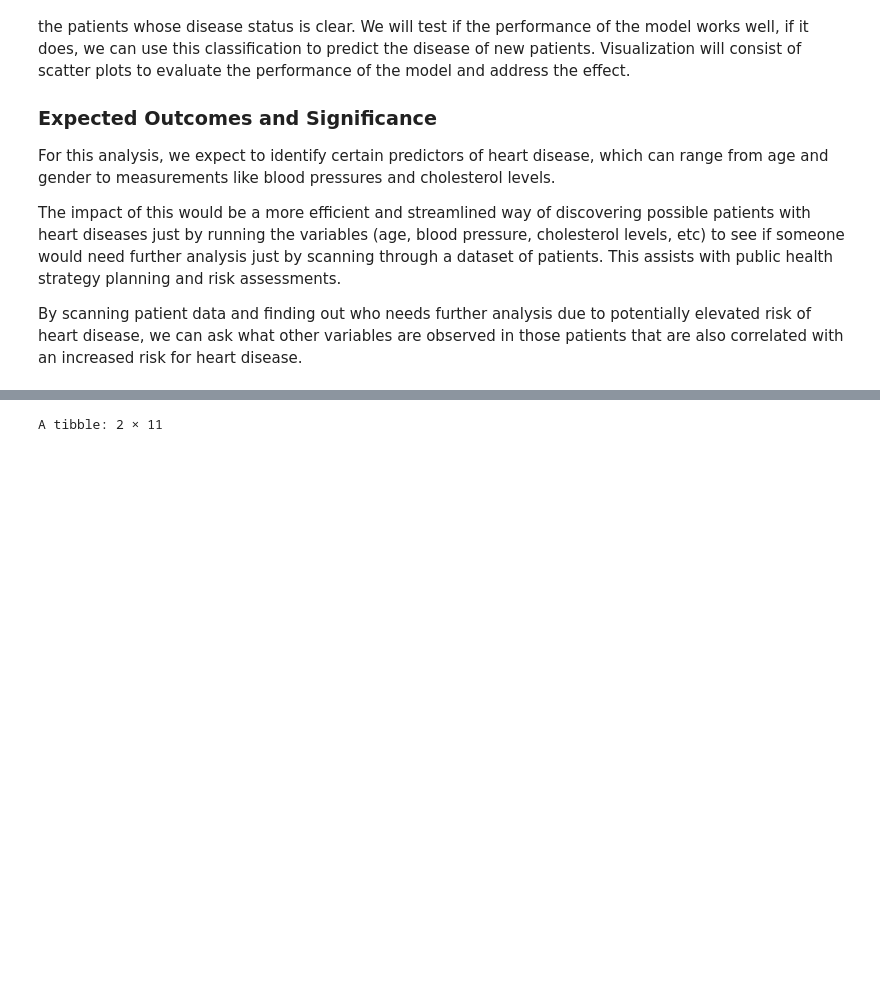
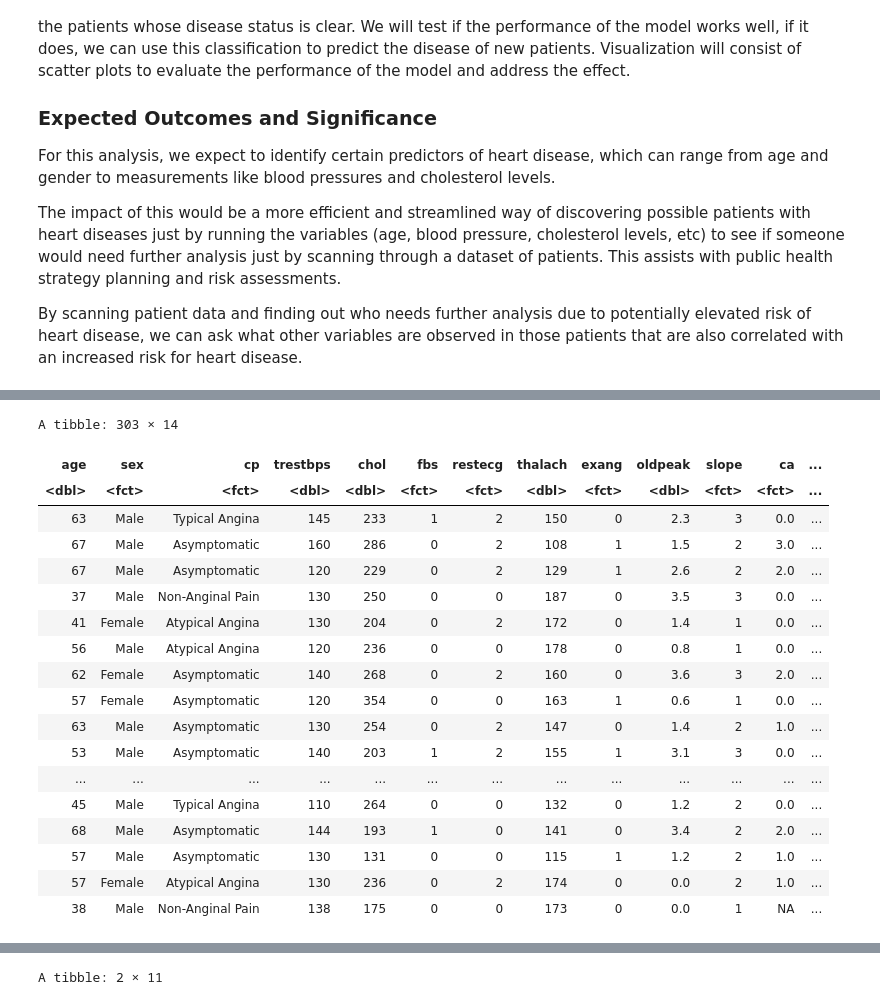
Before and after one commit to stephenDSCI/Heart-Disease-, a Jupyter notebook: Propjectproposal(Push).ipynb, the cells around one changed output, grey strips where cells are left out. Saved outputs shown, nothing was run; the diff lists cells and outputs as text; code cells hidden in the pictures; blank space fills up the shorter version.

```diff
--- a/Propjectproposal(Push).ipynb
+++ b/Propjectproposal(Push).ipynb
@@ -71,0 +20,60 @@ cleveland_data_renamed
+# %%
+library(tidyverse)
+library(tidymodels)
+library(repr)
+library(RColorBrewer)
+
+# Set the seed for reproducibility
+set.seed(7)
+
+#importing the data, filling in the column names
+process_data_cleveland<-read_delim("https://raw.githubusercontent.com/stephenDSCI/Heart-Disease-/main/processed.cleveland.data", delim=",", col_names = FALSE)|>
+rename(
+    age = X1,
+    sex = X2,
+    cp=X3,
+    trestbps = X4,
+    chol = X5,
+    fbs= X6,
+    restecg  =X7,
+    thalach =X8,
+    exang=X9,
+    oldpeak=X10,
+    slope=X11,
+    ca =X12,
+    thal=X13,
+    num =X14)
+
+
+#converting missing values that are ? into "NA"
+process_data_cleveland[process_data_cleveland == "?" ] <- NA
+
+
+#changing the data type,renaming Sex as Male or Female, Renaming CP (chest pain type) into 4 types 1="Typical Angina", 2="Atypical Angina, 3="Atypical chest pain", 4= "Asymtomatic")
+
+cleveland_data_1<-process_data_cleveland|>
+                    mutate(sex= as.factor(sex),
+                           cp= as.factor(cp),
+                           fbs= as.factor(fbs),
+                           restecg= as.factor(restecg),
+                           exang= as.factor(exang),
+                           thal= as.factor(thal),
+                           ca= as.factor(ca),
+                           slope= as.factor(slope))|>
+                    mutate(sex= fct_recode(sex,"Male" = "1", "Female" = "0"))|>
+                    mutate(cp= fct_recode(cp,"Typical Angina"="1", "Atypical Angina"="2","Non-Anginal Pain"="3","Asymptomatic"="4"))
+
+
+
+#making a new column called diagnosis (If the corresponding value in the "num" column is NA, the value in the "diagnosis" column will be NA.
+#If the value in the "num" column is greater than 0, the value in the "diagnosis" column will be TRUE; otherwise, it will be FALSE.)
+# makes the classification into two categories
+
+
+cleveland_data_renamed<-cleveland_data_1|>
+    mutate(diagnosis=ifelse(is.na(num),NA,(num > 0)))|>
+    mutate(diagnosis=as.factor(diagnosis))|>
+    select(-num)
+
+cleveland_data_renamed
+# %% [output]
@@ -72,3 +88,22 @@ cleveland_data_renamed
+A tibble: 303 × 14
+| age | sex | cp | trestbps | chol | fbs | restecg | thalach | exang | oldpeak | slope | ca | ... |
+| <dbl> | <fct> | <fct> | <dbl> | <dbl> | <fct> | <fct> | <dbl> | <fct> | <dbl> | <fct> | <fct> | ... |
+| 63 | Male | Typical Angina | 145 | 233 | 1 | 2 | 150 | 0 | 2.3 | 3 | 0.0 | ... |
+| 67 | Male | Asymptomatic | 160 | 286 | 0 | 2 | 108 | 1 | 1.5 | 2 | 3.0 | ... |
+| 67 | Male | Asymptomatic | 120 | 229 | 0 | 2 | 129 | 1 | 2.6 | 2 | 2.0 | ... |
+| 37 | Male | Non-Anginal Pain | 130 | 250 | 0 | 0 | 187 | 0 | 3.5 | 3 | 0.0 | ... |
+| 41 | Female | Atypical Angina | 130 | 204 | 0 | 2 | 172 | 0 | 1.4 | 1 | 0.0 | ... |
+| 56 | Male | Atypical Angina | 120 | 236 | 0 | 0 | 178 | 0 | 0.8 | 1 | 0.0 | ... |
+| 62 | Female | Asymptomatic | 140 | 268 | 0 | 2 | 160 | 0 | 3.6 | 3 | 2.0 | ... |
+| 57 | Female | Asymptomatic | 120 | 354 | 0 | 0 | 163 | 1 | 0.6 | 1 | 0.0 | ... |
+| 63 | Male | Asymptomatic | 130 | 254 | 0 | 2 | 147 | 0 | 1.4 | 2 | 1.0 | ... |
+| 53 | Male | Asymptomatic | 140 | 203 | 1 | 2 | 155 | 1 | 3.1 | 3 | 0.0 | ... |
+| ... | ... | ... | ... | ... | ... | ... | ... | ... | ... | ... | ... | ... |
+| 45 | Male | Typical Angina | 110 | 264 | 0 | 0 | 132 | 0 | 1.2 | 2 | 0.0 | ... |
+| 68 | Male | Asymptomatic | 144 | 193 | 1 | 0 | 141 | 0 | 3.4 | 2 | 2.0 | ... |
+| 57 | Male | Asymptomatic | 130 | 131 | 0 | 0 | 115 | 1 | 1.2 | 2 | 1.0 | ... |
+| 57 | Female | Atypical Angina | 130 | 236 | 0 | 2 | 174 | 0 | 0.0 | 2 | 1.0 | ... |
+| 38 | Male | Non-Anginal Pain | 138 | 175 | 0 | 0 | 173 | 0 | 0.0 | 1 | NA | ... |
 # %%
 cleveland_split <- initial_split(cleveland_data_renamed, prop = 3/4, strata = diagnosis)
 
```
Also changed, not shown: parts of 4 cells of this notebook.
